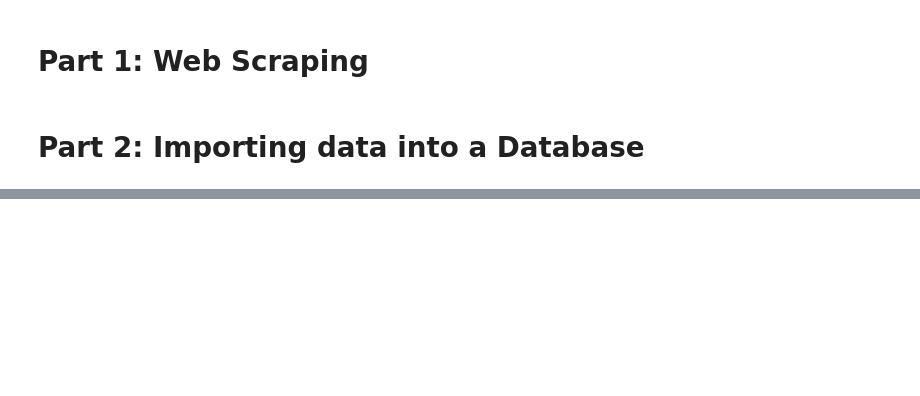
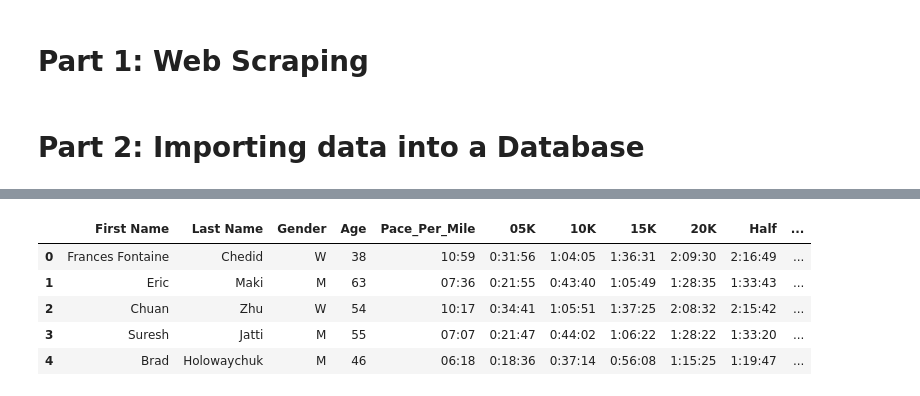
Before and after one commit to anastai99/2024-NYC-Marathon-Analysis, a Jupyter notebook: Marathon-Analysis.ipynb, the cells around one changed output, grey strips where cells are left out. Drawn from its saved outputs; the diff is of its cells as text; code cells hidden in the pictures; blank space fills up the shorter version.

```diff
--- a/Marathon-Analysis.ipynb
+++ b/Marathon-Analysis.ipynb
@@ -64,0 +85,11 @@ pd.DataFrame(directory)
+# %%
+new_column_order = ['First Name', 'Last Name', 'Gender', 'Age', 'Pace_Per_Mile', '05K', '10K','15K','20K','Half','25K','30K','20M','35K','40K','25.2M','26M','Finish_Time']
+df = df[new_column_order]
+df.head()
+# %% [output]
+|  | First Name | Last Name | Gender | Age | Pace_Per_Mile | 05K | 10K | 15K | 20K | Half | ... |
+| 0 | Frances Fontaine | Chedid | W | 38 | 10:59 | 0:31:56 | 1:04:05 | 1:36:31 | 2:09:30 | 2:16:49 | ... |
+| 1 | Eric | Maki | M | 63 | 07:36 | 0:21:55 | 0:43:40 | 1:05:49 | 1:28:35 | 1:33:43 | ... |
+| 2 | Chuan | Zhu | W | 54 | 10:17 | 0:34:41 | 1:05:51 | 1:37:25 | 2:08:32 | 2:15:42 | ... |
+| 3 | Suresh | Jatti | M | 55 | 07:07 | 0:21:47 | 0:44:02 | 1:06:22 | 1:28:22 | 1:33:20 | ... |
+| 4 | Brad | Holowaychuk | M | 46 | 06:18 | 0:18:36 | 0:37:14 | 0:56:08 | 1:15:25 | 1:19:47 | ... |
```
Also changed, not shown: parts of 5 cells of this notebook, 2 other files.
